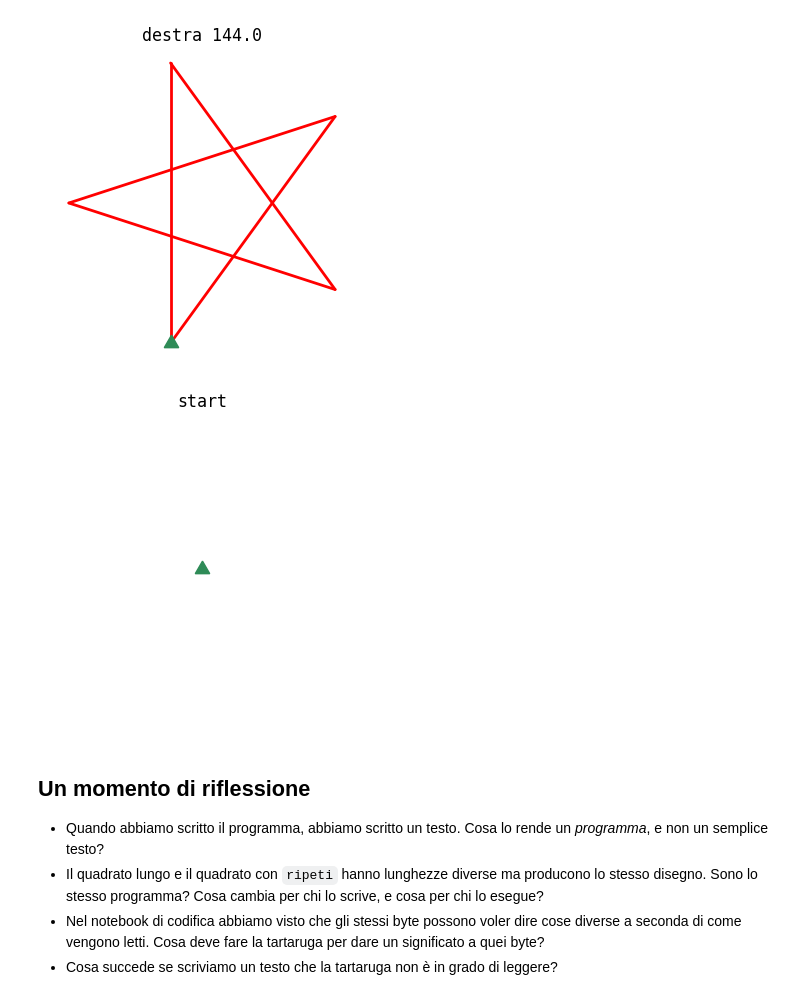
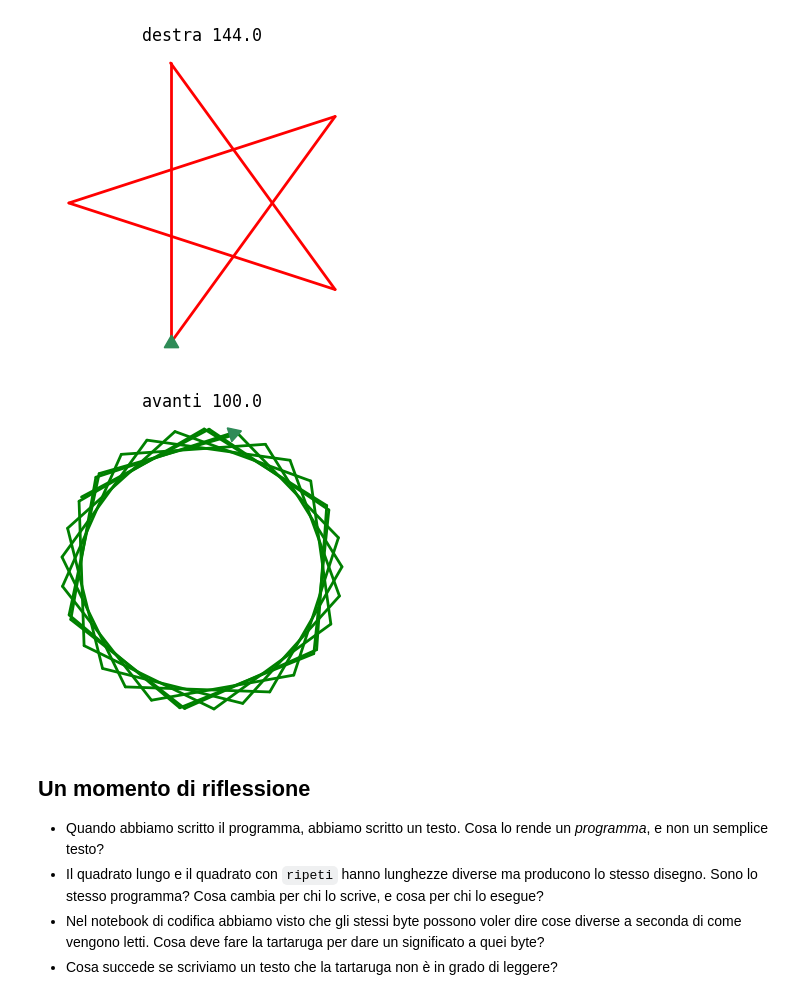
Before and after one commit to umilISLab/midh, a Jupyter notebook: AA2026-27/L03_programma.ipynb, the cells around one changed output. Drawn from its saved outputs; the diff is of its cells as text; code cells hidden in the pictures.

```diff
--- a/AA2026-27/L03_programma.ipynb
+++ b/AA2026-27/L03_programma.ipynb
@@ -125,9 +122,11 @@ ripeti 5 [ avanti 100 destra 144 ]
 # %%
 animate("""
 # scrivete qui il vostro programma
+colore verde
+ripeti 36 [ destra 62 avanti 100 ]
 """, delay=0.3);
 # %% [output]
-[figure, old version]
+[figure, new version]
 # %% [markdown]
 ## Un momento di riflessione
 
```
Also changed, not shown: parts of 3 cells of this notebook, 3 other files.
